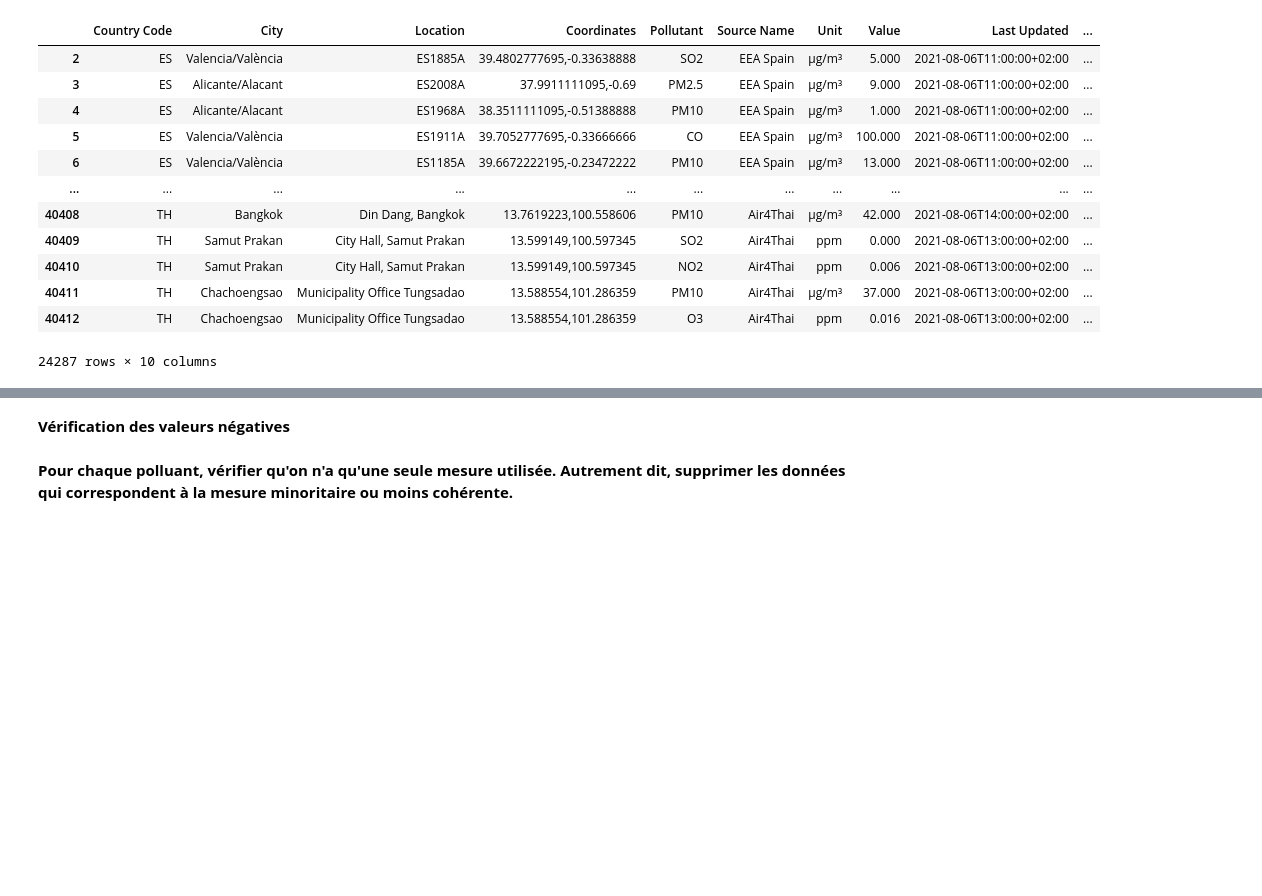
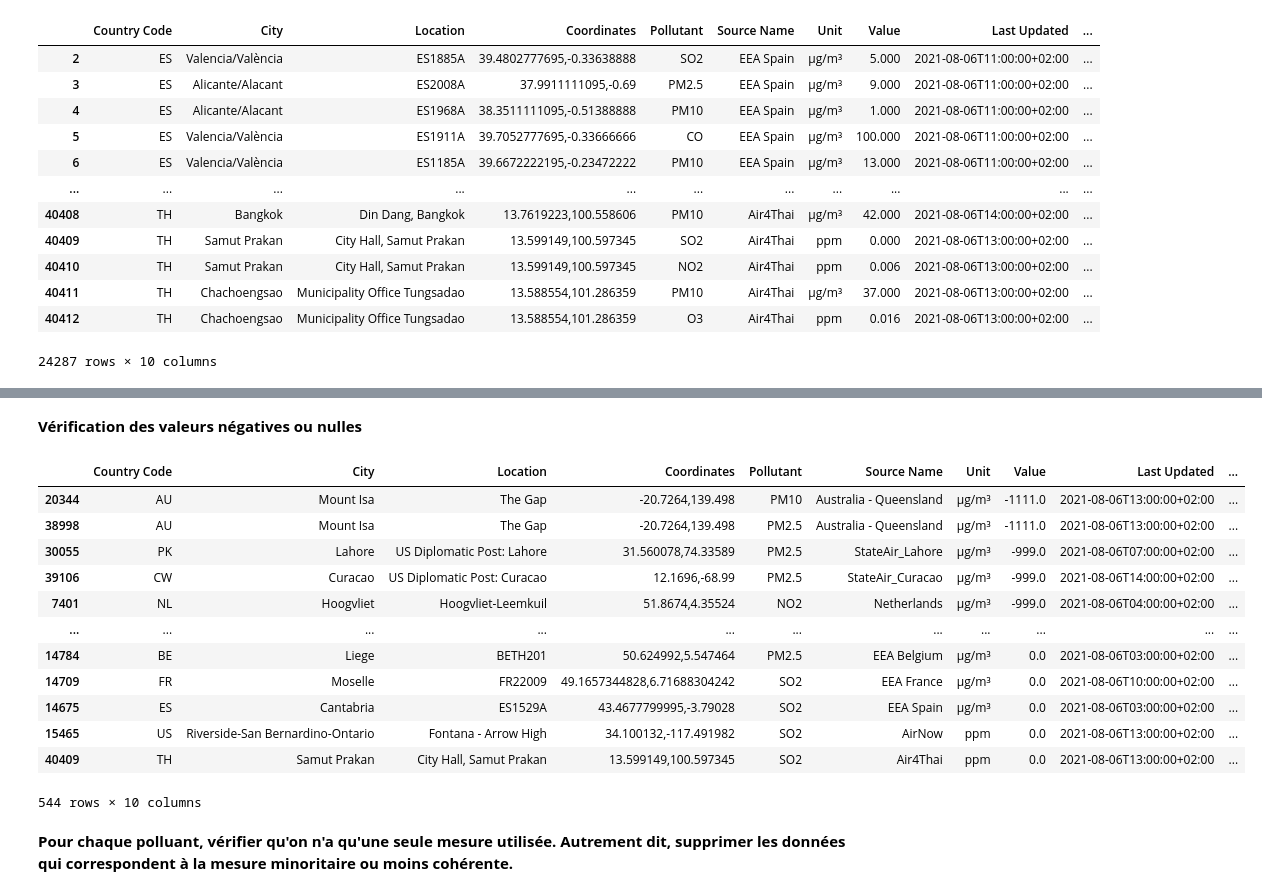
Before and after one commit to jocelyn-ep/S5-J2-Nettoyage-Analyse-BDD, a Jupyter notebook: Air quality/air_quality.ipynb, the cells around one changed output, grey strips where cells are left out. Drawn from its saved outputs; the diff is of its cells as text; code cells hidden in the pictures; blank space fills up the shorter version.

```diff
--- a/Air quality/air_quality.ipynb
+++ b/Air quality/air_quality.ipynb
@@ -107,9 +138,24 @@ Affichage des valeurs nulles:
 # %% [markdown]
-**Vérification des valeurs négatives**
+**Vérification des valeurs négatives ou nulles**
 # %%
-# suppression des valeurs négatives et nulle
-toDrop = df.loc[df['Value']<=0]
+# suppression des valeurs négatives et nulles
+toDrop = df.loc[df['Value']<=0].sort_values('Value')
+display(toDrop)
 df = df.drop(toDrop.index)
+# %% [output]
+|  | Country Code | City | Location | Coordinates | Pollutant | Source Name | Unit | Value | Last Updated | ... |
+| 20344 | AU | Mount Isa | The Gap | -20.7264,139.498 | PM10 | Australia - Queensland | µg/m³ | -1111.0 | 2021-08-06T13:00:00+02:00 | ... |
+| 38998 | AU | Mount Isa | The Gap | -20.7264,139.498 | PM2.5 | Australia - Queensland | µg/m³ | -1111.0 | 2021-08-06T13:00:00+02:00 | ... |
+| 30055 | PK | Lahore | US Diplomatic Post: Lahore | 31.560078,74.33589 | PM2.5 | StateAir_Lahore | µg/m³ | -999.0 | 2021-08-06T07:00:00+02:00 | ... |
+| 39106 | CW | Curacao | US Diplomatic Post: Curacao | 12.1696,-68.99 | PM2.5 | StateAir_Curacao | µg/m³ | -999.0 | 2021-08-06T14:00:00+02:00 | ... |
+| 7401 | NL | Hoogvliet | Hoogvliet-Leemkuil | 51.8674,4.35524 | NO2 | Netherlands | µg/m³ | -999.0 | 2021-08-06T04:00:00+02:00 | ... |
+| ... | ... | ... | ... | ... | ... | ... | ... | ... | ... | ... |
+| 14784 | BE | Liege | BETH201 | 50.624992,5.547464 | PM2.5 | EEA Belgium | µg/m³ | 0.0 | 2021-08-06T03:00:00+02:00 | ... |
+| 14709 | FR | Moselle | FR22009 | 49.1657344828,6.71688304242 | SO2 | EEA France | µg/m³ | 0.0 | 2021-08-06T10:00:00+02:00 | ... |
+| 14675 | ES | Cantabria | ES1529A | 43.4677799995,-3.79028 | SO2 | EEA Spain | µg/m³ | 0.0 | 2021-08-06T03:00:00+02:00 | ... |
+| 15465 | US | Riverside-San Bernardino-Ontario | Fontana - Arrow High | 34.100132,-117.491982 | SO2 | AirNow | ppm | 0.0 | 2021-08-06T13:00:00+02:00 | ... |
+| 40409 | TH | Samut Prakan | City Hall, Samut Prakan | 13.599149,100.597345 | SO2 | Air4Thai | ppm | 0.0 | 2021-08-06T13:00:00+02:00 | ... |
+544 rows × 10 columns
 # %% [markdown]
 **Pour chaque polluant, vérifier qu'on n'a qu'une seule mesure utilisée. Autrement dit, supprimer les données qui correspondent à la mesure minoritaire ou moins cohérente.**
 # %%
```
Also changed, not shown: parts of 9 cells of this notebook, 2 other files.
